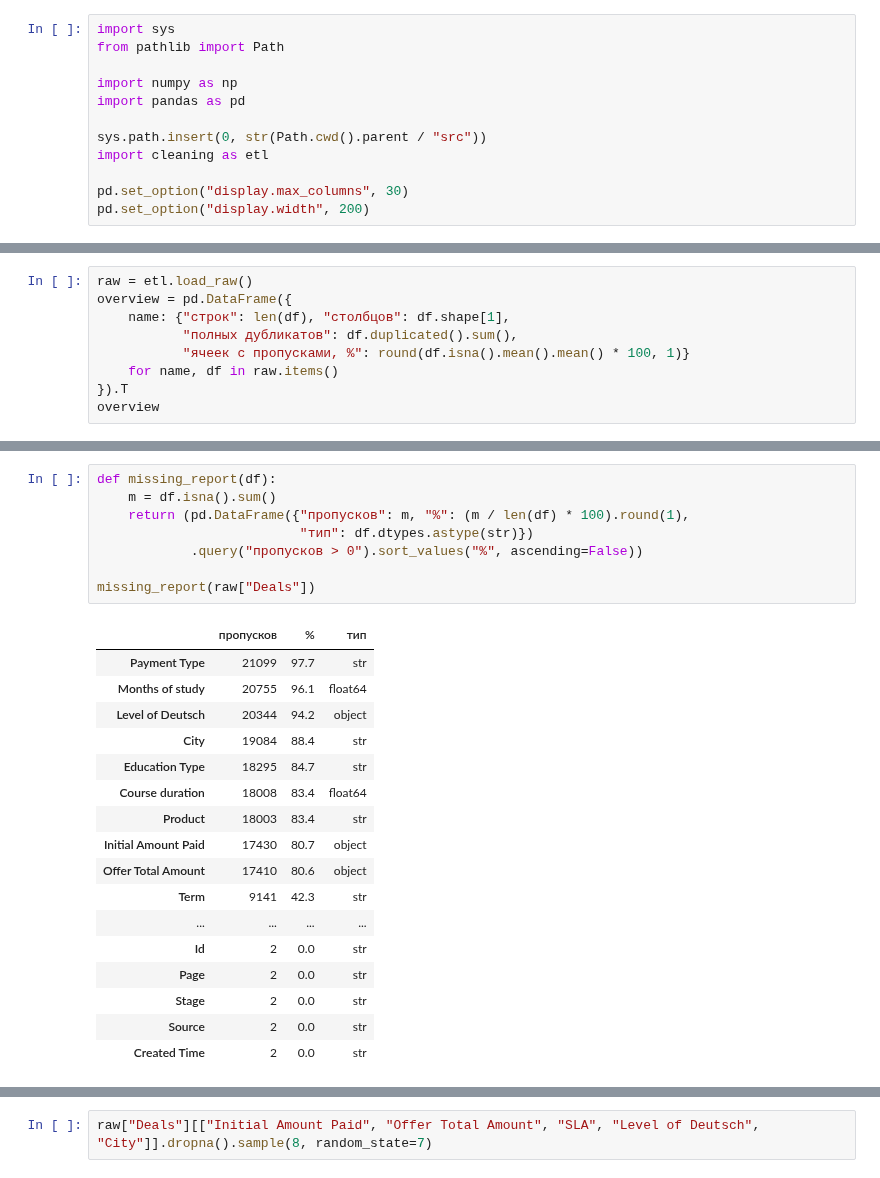
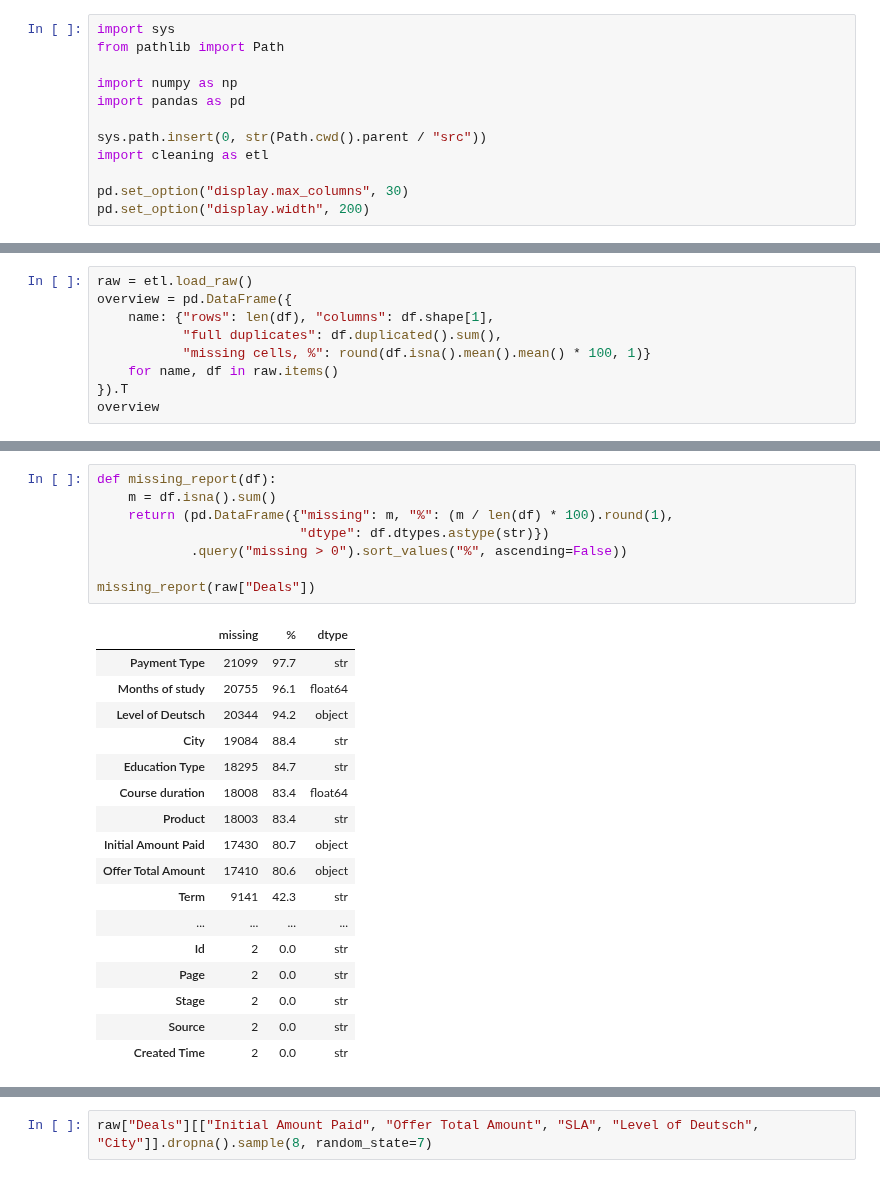
Before and after one commit to yerkovskayuliia-pixel/data-analytics-portfolio, a Jupyter notebook: python-crm-analysis/notebooks/01_data_cleaning.ipynb, the cells around one changed output, grey strips where cells are left out. Saved outputs shown, nothing was run; the diff lists cells and outputs as text.

```diff
--- a/python-crm-analysis/notebooks/01_data_cleaning.ipynb
+++ b/python-crm-analysis/notebooks/01_data_cleaning.ipynb
@@ -34,9 +34,9 @@ pd.set_option("display.width", 200)
 # %%
 raw = etl.load_raw()
 overview = pd.DataFrame({
-    name: {"строк": len(df), "столбцов": df.shape[1],
-           "полных дубликатов": df.duplicated().sum(),
-           "ячеек с пропусками, %": round(df.isna().mean().mean() * 100, 1)}
+    name: {"rows": len(df), "columns": df.shape[1],
+           "full duplicates": df.duplicated().sum(),
+           "missing cells, %": round(df.isna().mean().mean() * 100, 1)}
     for name, df in raw.items()
 }).T
 overview
@@ -49,13 +49,13 @@ overview
 # %%
 def missing_report(df):
     m = df.isna().sum()
-    return (pd.DataFrame({"пропусков": m, "%": (m / len(df) * 100).round(1),
-                          "тип": df.dtypes.astype(str)})
-            .query("пропусков > 0").sort_values("%", ascending=False))
+    return (pd.DataFrame({"missing": m, "%": (m / len(df) * 100).round(1),
+                          "dtype": df.dtypes.astype(str)})
+            .query("missing > 0").sort_values("%", ascending=False))
 
 missing_report(raw["Deals"])
 # %% [output]
-|  | пропусков | % | тип |
+|  | missing | % | dtype |
 | Payment Type | 21099 | 97.7 | str |
 | Months of study | 20755 | 96.1 | float64 |
 | Level of Deutsch | 20344 | 94.2 | object |
```
Also changed, not shown: parts of 12 cells of this notebook, 20 other files.
